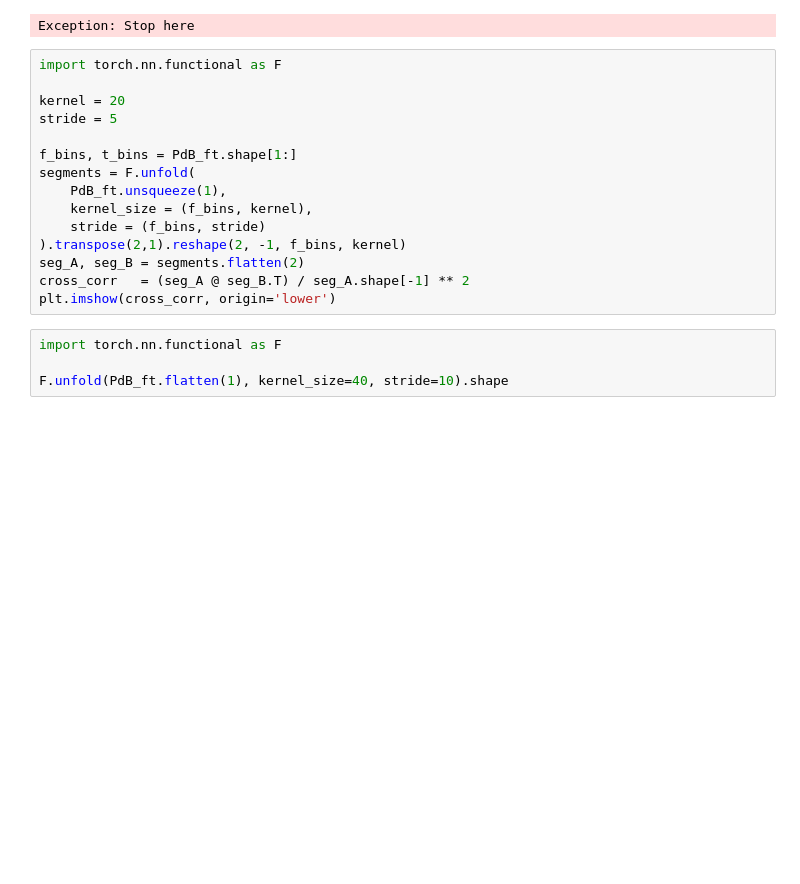
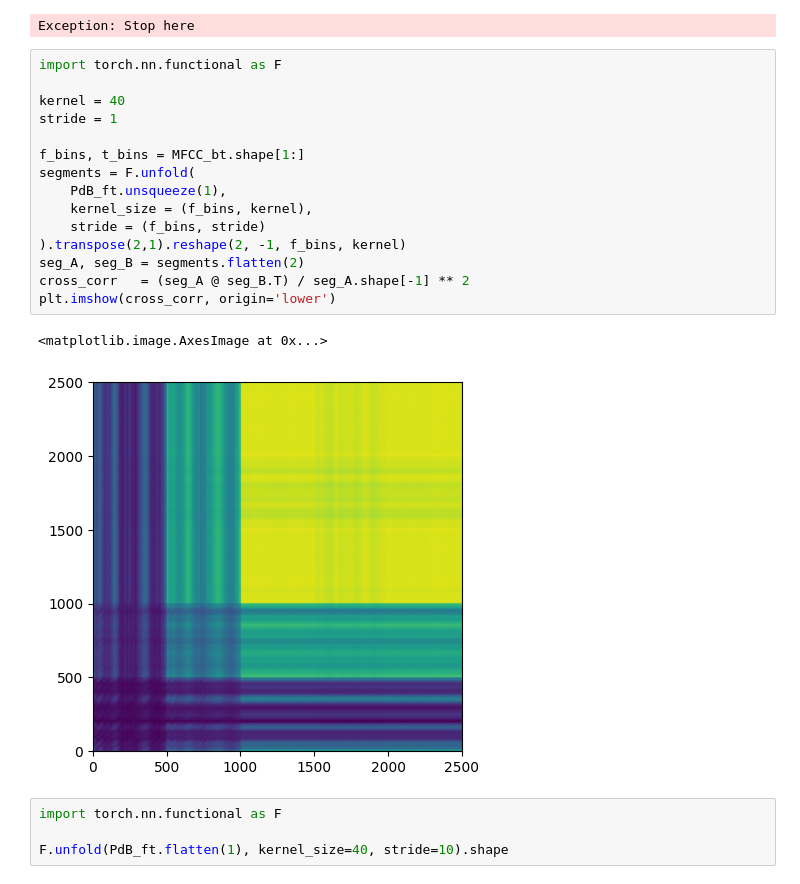
Before and after one commit to m-behery/disentanglement, a Jupyter notebook: notebook.ipynb, the cells around one changed output. Saved outputs shown, nothing was run; the diff lists cells and outputs as text; blank space fills up the shorter version.

```diff
--- a/notebook.ipynb
+++ b/notebook.ipynb
@@ -489,18 +541,21 @@ Exception: Stop here
 # %%
 import torch.nn.functional as F
 
-kernel = 20
-stride = 5
+kernel = 40
+stride = 1
 
-f_bins, t_bins = PdB_ft.shape[1:]
+f_bins, t_bins = MFCC_bt.shape[1:]
 segments = F.unfold(
     PdB_ft.unsqueeze(1),
     kernel_size = (f_bins, kernel),
     stride = (f_bins, stride)
 ).transpose(2,1).reshape(2, -1, f_bins, kernel)
 seg_A, seg_B = segments.flatten(2)
 cross_corr   = (seg_A @ seg_B.T) / seg_A.shape[-1] ** 2
 plt.imshow(cross_corr, origin='lower')
+# %% [output]
+<matplotlib.image.AxesImage at 0x...>
+[figure, added]
 # %%
 import torch.nn.functional as F
 
```
Also changed, not shown: parts of 9 cells of this notebook.
